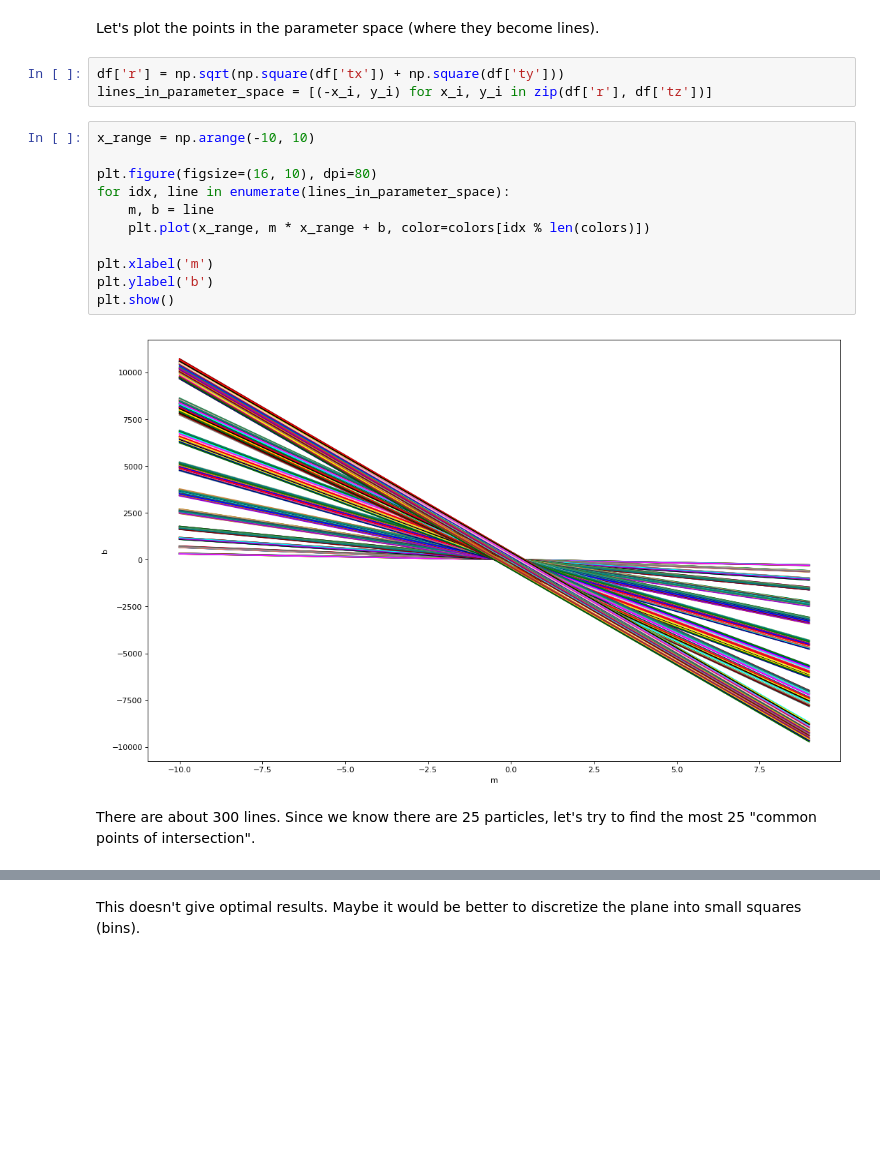
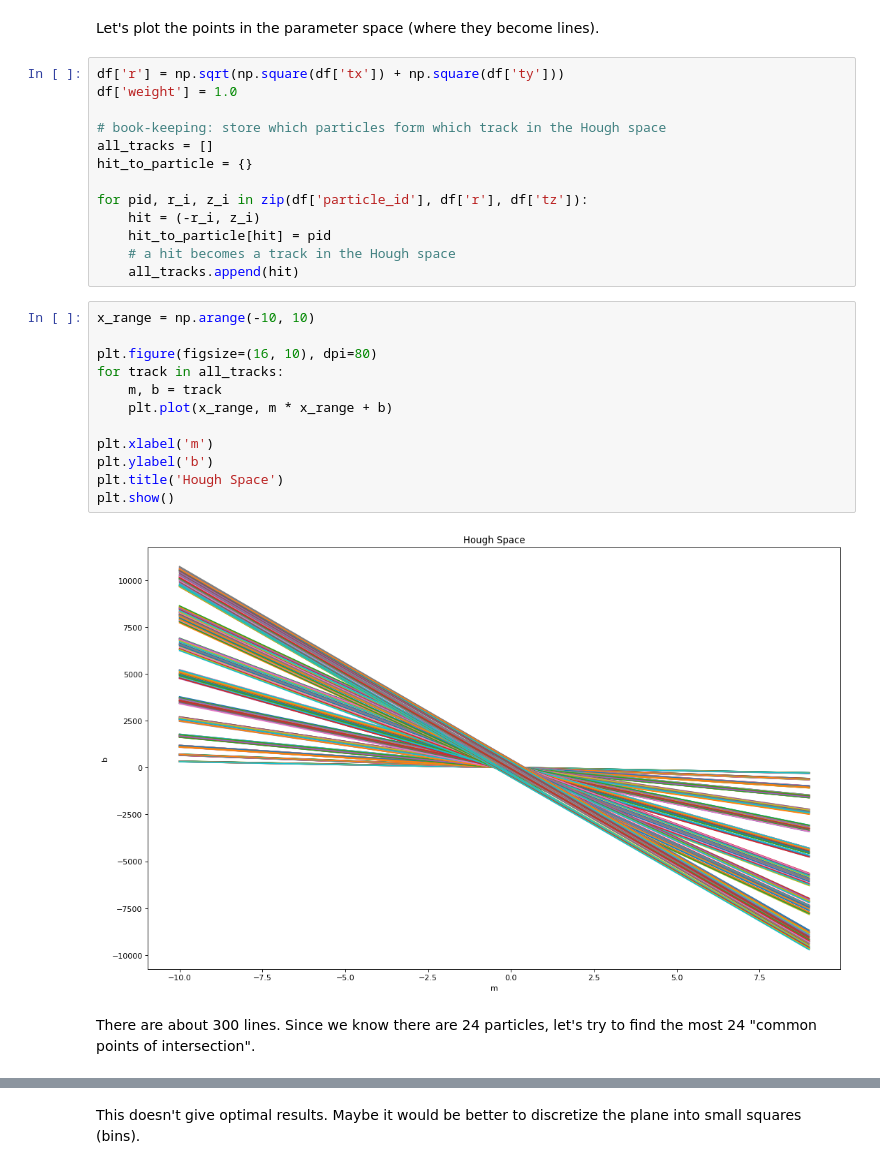
Before and after one commit to asalzburger/sms2021-tra-tra, a Jupyter notebook: src/notebooks/issue3/Hough Transform for Straight Lines.ipynb, the cells around one changed output, grey strips where cells are left out. Cells and saved outputs as stored; diff of their text form; blank space fills up the shorter version.

```diff
--- a/src/notebooks/issue3/Hough Transform for Straight Lines.ipynb
+++ b/src/notebooks/issue3/Hough Transform for Straight Lines.ipynb
@@ -182,20 +188,31 @@ plt.show()
 Let's plot the points in the parameter space (where they become lines).
 # %%
 df['r'] = np.sqrt(np.square(df['tx']) + np.square(df['ty']))
-lines_in_parameter_space = [(-x_i, y_i) for x_i, y_i in zip(df['r'], df['tz'])]
+df['weight'] = 1.0
+
+# book-keeping: store which particles form which track in the Hough space
+all_tracks = []
+hit_to_particle = {}
+
+for pid, r_i, z_i in zip(df['particle_id'], df['r'], df['tz']):
+    hit = (-r_i, z_i)
+    hit_to_particle[hit] = pid
+    # a hit becomes a track in the Hough space
+    all_tracks.append(hit)
 # %%
 x_range = np.arange(-10, 10)
 
 plt.figure(figsize=(16, 10), dpi=80)
-for idx, line in enumerate(lines_in_parameter_space):
-    m, b = line
-    plt.plot(x_range, m * x_range + b, color=colors[idx % len(colors)])
+for track in all_tracks:
+    m, b = track
+    plt.plot(x_range, m * x_range + b)
 
 plt.xlabel('m')
 plt.ylabel('b')
+plt.title('Hough Space')
 plt.show()
 # %% [output]
-[figure, old version]
+[figure, new version]
 # %% [markdown]
-There are about 300 lines. Since we know there are 25 particles, let's try to find the most 25 "common points of intersection".
+There are about 300 lines. Since we know there are 24 particles, let's try to find the most 24 "common points of intersection".
 # %%
```
Also changed, not shown: parts of 26 cells of this notebook, 3 other files.
